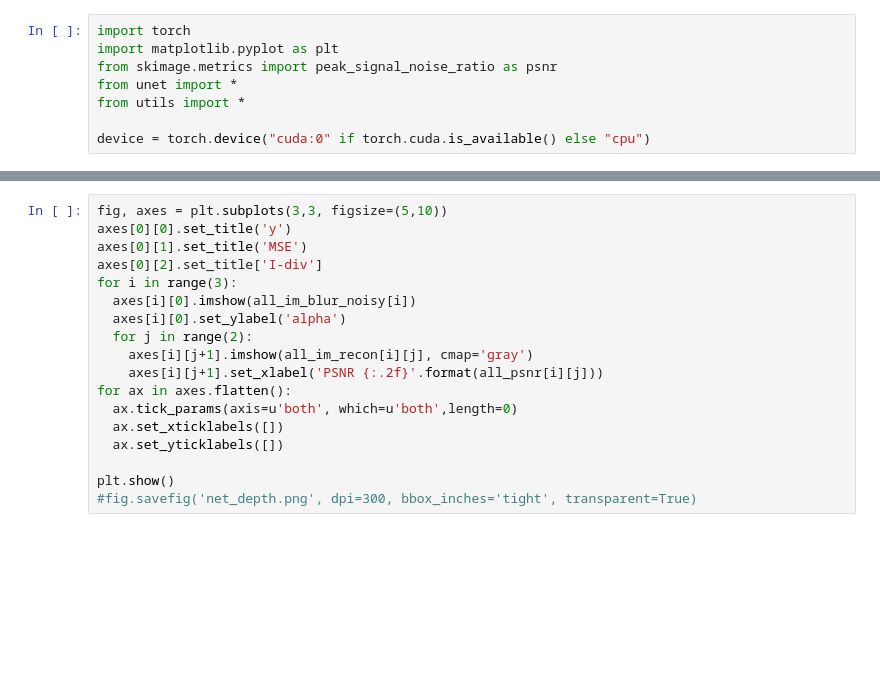
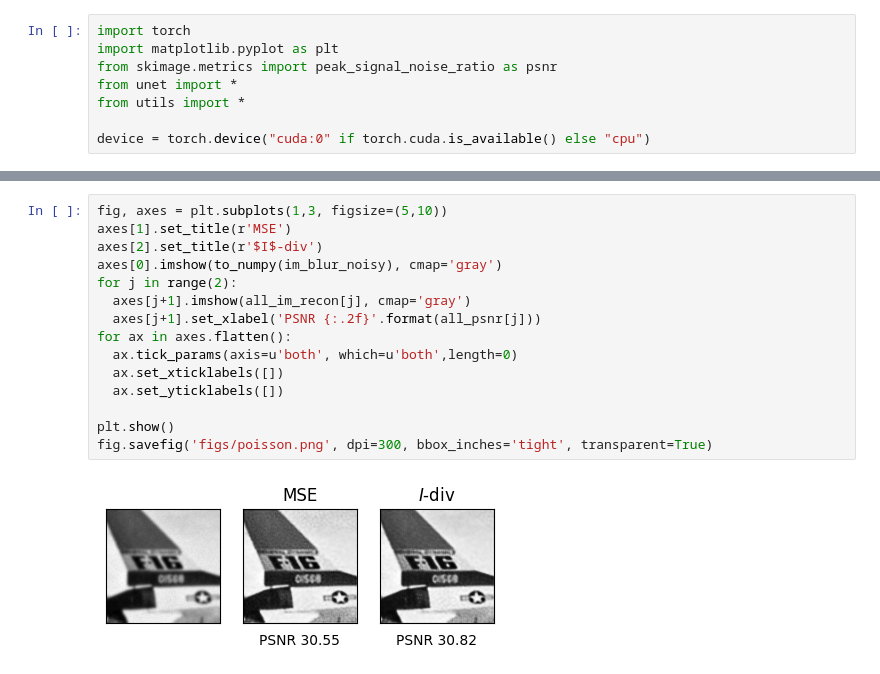
Before and after one commit to LudoRey/dip-deblur, a Jupyter notebook: poisson_noise.ipynb, the cells around one changed output, grey strips where cells are left out. Drawn from its saved outputs; the diff is of its cells as text; blank space fills up the shorter version.

```diff
--- a/poisson_noise.ipynb
+++ b/poisson_noise.ipynb
@@ -66,18 +93,17 @@ for i_run in range(3):
 # %%
-fig, axes = plt.subplots(3,3, figsize=(5,10))
-axes[0][0].set_title('y')
-axes[0][1].set_title('MSE')
-axes[0][2].set_title['I-div']
-for i in range(3):
-  axes[i][0].imshow(all_im_blur_noisy[i])
-  axes[i][0].set_ylabel('alpha')
-  for j in range(2):
-    axes[i][j+1].imshow(all_im_recon[i][j], cmap='gray')
-    axes[i][j+1].set_xlabel('PSNR {:.2f}'.format(all_psnr[i][j]))
+fig, axes = plt.subplots(1,3, figsize=(5,10))
+axes[1].set_title(r'MSE')
+axes[2].set_title(r'$I$-div')
+axes[0].imshow(to_numpy(im_blur_noisy), cmap='gray')
+for j in range(2):
+  axes[j+1].imshow(all_im_recon[j], cmap='gray')
+  axes[j+1].set_xlabel('PSNR {:.2f}'.format(all_psnr[j]))
 for ax in axes.flatten():
   ax.tick_params(axis=u'both', which=u'both',length=0)
   ax.set_xticklabels([])
   ax.set_yticklabels([])
 
 plt.show()
-#fig.savefig('net_depth.png', dpi=300, bbox_inches='tight', transparent=True)
+fig.savefig('figs/poisson.png', dpi=300, bbox_inches='tight', transparent=True)
+# %% [output]
+[figure, added]
```
Also changed, not shown: parts of 3 cells of this notebook.
